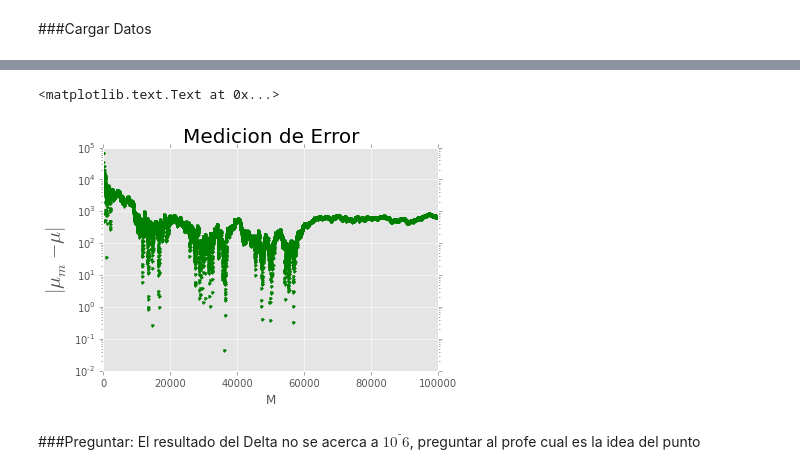
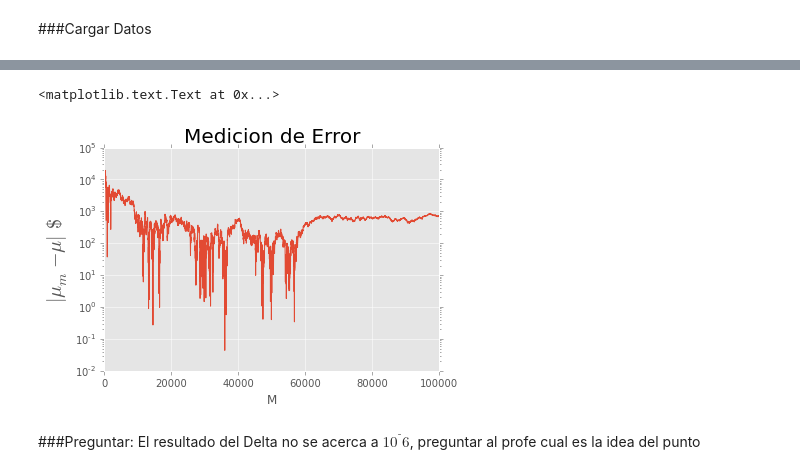
Before and after one commit to JC-AlfonsoR/CM20151_HW7_AlfonsoOrtiz, a Jupyter notebook: P1_Album_mundial/P1_Album_mundial.ipynb, the cells around one changed output, grey strips where cells are left out. Cells and saved outputs as stored; diff of their text form; code cells hidden in the pictures.

```diff
--- a/P1_Album_mundial/P1_Album_mundial.ipynb
+++ b/P1_Album_mundial/P1_Album_mundial.ipynb
@@ -7,8 +24,8 @@ Populating the interactive namespace from numpy and matplotlib
 # %% [markdown]
 Es Mayo de 2014 y usted esta muy emocionado con la Copa Mundial de Futbol, y en particular, con llenar el album del mundial. Para llenarlo usted debe comprar laminas (una a la vez) seleccionandolas de manera aleatoria. Asuma que el   album completo tiene un total de 640 laminas. Entre estas hay 40 laminas especiales y 40 l ́aminas hologr ́aficas. Cada una tiene un costo de 2500 COP. Su objetivo es llenar todo el  ́album y estimar el costo de hacerlo!
 # %%
-n  = 640 # Numero de laminas
-c = 1200/5 # Costo de una lamina
+n  = 640.0 # Numero de laminas
+c = 1200.0/5.0 # Costo de una lamina
 # %%
 def llenar_album(n):
     # n Numero de laminas
@@ -100,15 +150,14 @@ title('Costo de llenar el album')
 # %%
 Mu_mean = mean(Media*c)
 Delta = abs(Media*c-Mu_mean)
-sigma = c*sqrt(Varianza)
 
 # graficar
-semilogy(M,Delta,'g.')
-xlabel('M'); ylabel(r'$|\mu_m-\mu|$',size=20)
+semilogy(M,Delta)
+xlabel('M'); ylabel(r'$|\mu_m-\mu|$ $\$$',size=20)
 title('Medicion de Error',size=20)
 # %% [output]
 <matplotlib.text.Text at 0x...>
-[figure, old version]
+[figure, new version]
 # %% [markdown]
 ###Preguntar:
 El resultado del Delta no se acerca a $10^⁻6$, preguntar al profe cual es la idea del punto
```
Also changed, not shown: parts of 5 cells of this notebook, 5 other files.
